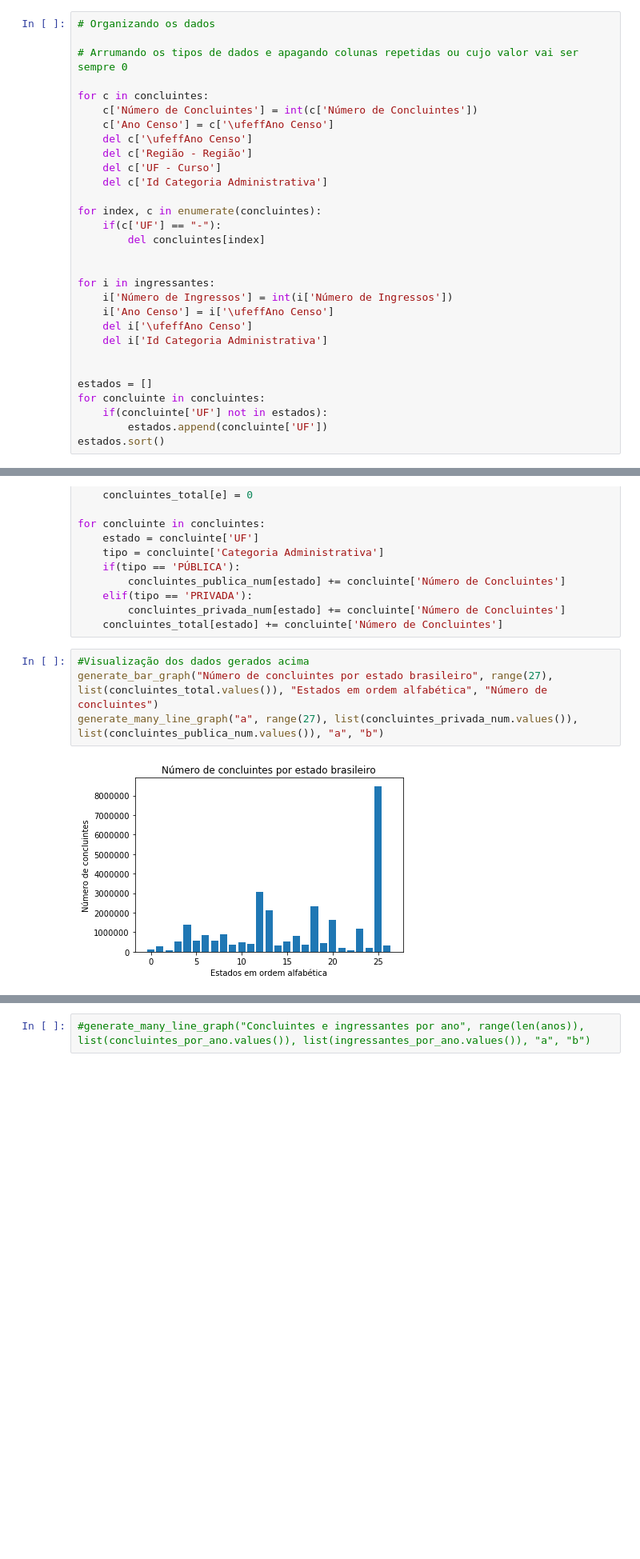
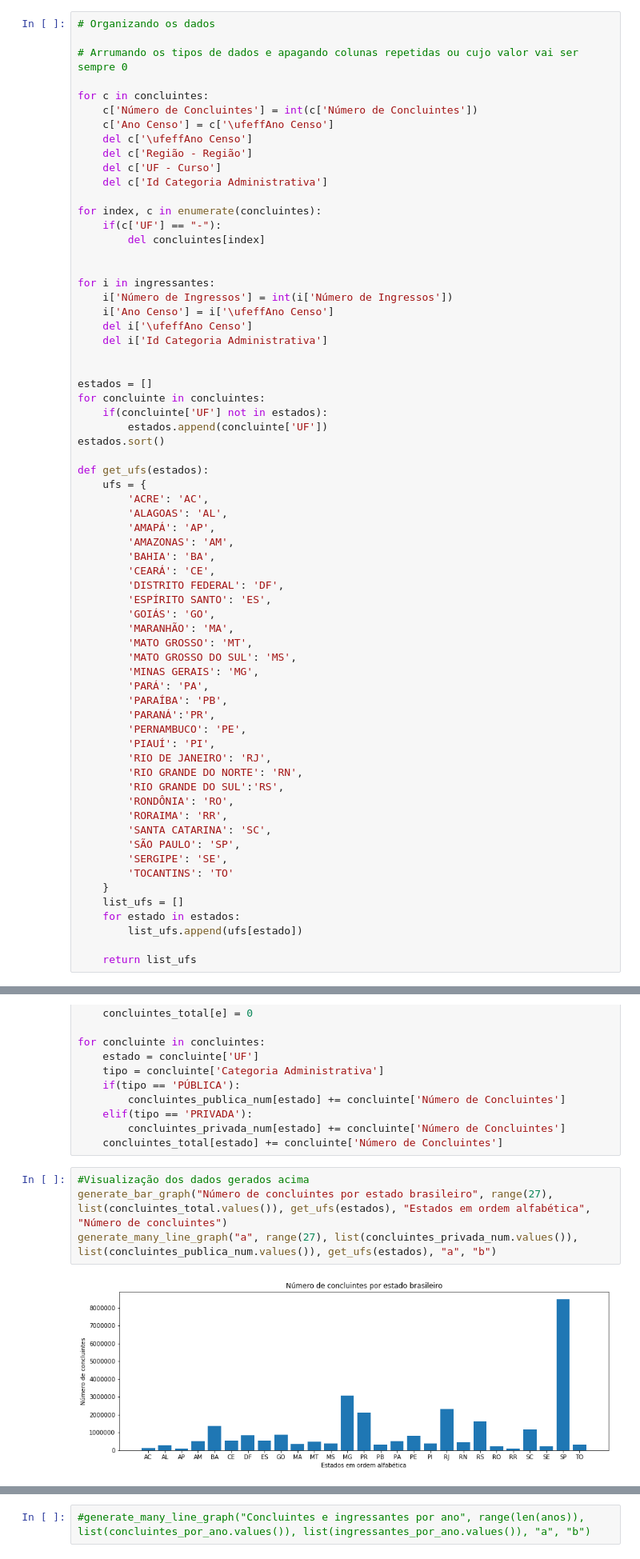
Before and after one commit to sarahraquel/learning_analytics, a Jupyter notebook: INEP.ipynb, the cells around one changed output, grey strips where cells are left out. Shown at 80% size. Drawn from its saved outputs; the diff is of its cells as text; blank space fills up the shorter version.

Commit message:
Gráficos de barra e de linhas com os estados

```diff
--- a/INEP.ipynb
+++ b/INEP.ipynb
@@ -117,6 +123,42 @@ for concluinte in concluintes:
     if(concluinte['UF'] not in estados):
         estados.append(concluinte['UF'])
 estados.sort()
+
+def get_ufs(estados):
+    ufs = {
+        'ACRE': 'AC',
+        'ALAGOAS': 'AL',
+        'AMAPÁ': 'AP',
+        'AMAZONAS': 'AM',
+        'BAHIA': 'BA',
+        'CEARÁ': 'CE',
+        'DISTRITO FEDERAL': 'DF',
+        'ESPÍRITO SANTO': 'ES',
+        'GOIÁS': 'GO',
+        'MARANHÃO': 'MA',
+        'MATO GROSSO': 'MT',
+        'MATO GROSSO DO SUL': 'MS',
+        'MINAS GERAIS': 'MG',
+        'PARÁ': 'PA',
+        'PARAÍBA': 'PB',
+        'PARANÁ':'PR',
+        'PERNAMBUCO': 'PE',
+        'PIAUÍ': 'PI',
+        'RIO DE JANEIRO': 'RJ',
+        'RIO GRANDE DO NORTE': 'RN',
+        'RIO GRANDE DO SUL':'RS',
+        'RONDÔNIA': 'RO',
+        'RORAIMA': 'RR',
+        'SANTA CATARINA': 'SC',
+        'SÃO PAULO': 'SP',
+        'SERGIPE': 'SE',
+        'TOCANTINS': 'TO'
+    }
+    list_ufs = []
+    for estado in estados:
+        list_ufs.append(ufs[estado])
+
+    return list_ufs
 # %%
 #Obtendo dicionarios do número de concluintes em escolas públicas, priv
 concluintes_publica_num = {}
@@ -138,7 +180,7 @@ for concluinte in concluintes:
     concluintes_total[estado] += concluinte['Número de Concluintes']
 # %%
 #Visualização dos dados gerados acima
-generate_bar_graph("Número de concluintes por estado brasileiro", range(27), list(concluintes_total.values()), "Estados em ordem alfabética", "Número de concluintes")
-generate_many_line_graph("a", range(27), list(concluintes_privada_num.values()), list(concluintes_publica_num.values()), "a", "b")
+generate_bar_graph("Número de concluintes por estado brasileiro", range(27), list(concluintes_total.values()), get_ufs(estados), "Estados em ordem alfabética", "Número de concluintes")
+generate_many_line_graph("a", range(27), list(concluintes_privada_num.values()), list(concluintes_publica_num.values()), get_ufs(estados), "a", "b")
 # %% [output]
-[figure, old version]
+[figure, new version]
```
Also changed, not shown: parts of 2 cells of this notebook.
